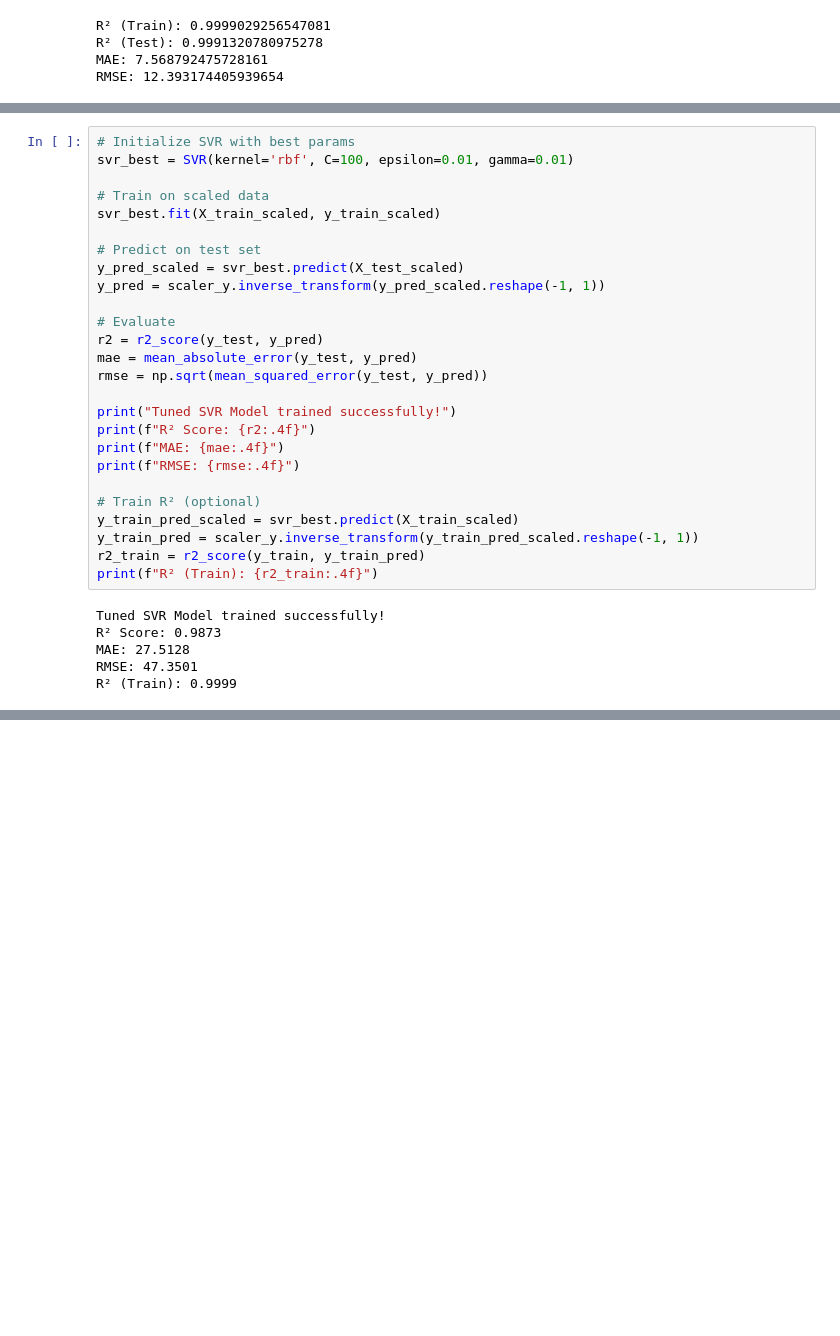
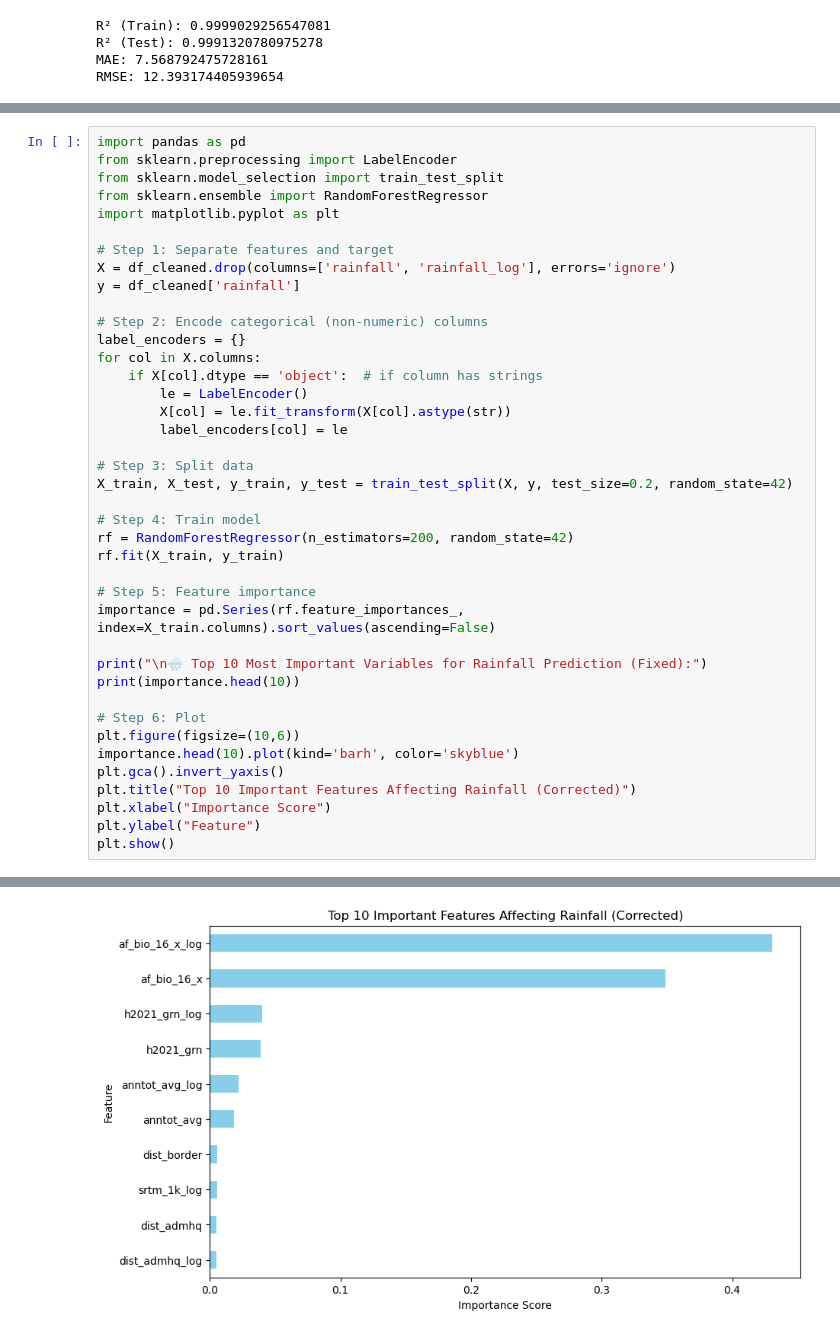
Before and after one commit to demirewu-manidefro/-rainfall-pradction-ml, a Jupyter notebook: rainfall.ipynb, the cells around one changed output, grey strips where cells are left out. Saved outputs shown, nothing was run; the diff lists cells and outputs as text; blank space fills up the shorter version.

```diff
--- a/rainfall.ipynb
+++ b/rainfall.ipynb
@@ -599,32 +573,41 @@ Best parameters: {'C': 100, 'epsilon': 0.01, 'gamma': 0.01}
-# %%
-# Initialize SVR with best params
-svr_best = SVR(kernel='rbf', C=100, epsilon=0.01, gamma=0.01)
-
-# Train on scaled data
-svr_best.fit(X_train_scaled, y_train_scaled)
-
-# Predict on test set
-y_pred_scaled = svr_best.predict(X_test_scaled)
-y_pred = scaler_y.inverse_transform(y_pred_scaled.reshape(-1, 1))
-
-# Evaluate
-r2 = r2_score(y_test, y_pred)
-mae = mean_absolute_error(y_test, y_pred)
-rmse = np.sqrt(mean_squared_error(y_test, y_pred))
-
-print("Tuned SVR Model trained successfully!")
-print(f"R² Score: {r2:.4f}")
-print(f"MAE: {mae:.4f}")
-print(f"RMSE: {rmse:.4f}")
-
-# Train R² (optional)
-y_train_pred_scaled = svr_best.predict(X_train_scaled)
-y_train_pred = scaler_y.inverse_transform(y_train_pred_scaled.reshape(-1, 1))
-r2_train = r2_score(y_train, y_train_pred)
-print(f"R² (Train): {r2_train:.4f}")
-# %% [output]
-Tuned SVR Model trained successfully!
-R² Score: 0.9873
-MAE: 27.5128
-RMSE: 47.3501
-R² (Train): 0.9999
+# %%
+import pandas as pd
+from sklearn.preprocessing import LabelEncoder
+from sklearn.model_selection import train_test_split
+from sklearn.ensemble import RandomForestRegressor
+import matplotlib.pyplot as plt
+
+# Step 1: Separate features and target
+X = df_cleaned.drop(columns=['rainfall', 'rainfall_log'], errors='ignore')
+y = df_cleaned['rainfall']
+
+# Step 2: Encode categorical (non-numeric) columns
+label_encoders = {}
+for col in X.columns:
+    if X[col].dtype == 'object':  # if column has strings
+        le = LabelEncoder()
+        X[col] = le.fit_transform(X[col].astype(str))
+        label_encoders[col] = le
+
+# Step 3: Split data
+X_train, X_test, y_train, y_test = train_test_split(X, y, test_size=0.2, random_state=42)
+
+# Step 4: Train model
+rf = RandomForestRegressor(n_estimators=200, random_state=42)
+rf.fit(X_train, y_train)
+
+# Step 5: Feature importance
+importance = pd.Series(rf.feature_importances_, index=X_train.columns).sort_values(ascending=False)
+
+print("\n🌧️ Top 10 Most Important Variables for Rainfall Prediction (Fixed):")
+print(importance.head(10))
+
+# Step 6: Plot
+plt.figure(figsize=(10,6))
+importance.head(10).plot(kind='barh', color='skyblue')
+plt.gca().invert_yaxis()
+plt.title("Top 10 Important Features Affecting Rainfall (Corrected)")
+plt.xlabel("Importance Score")
+plt.ylabel("Feature")
+plt.show()
+# %% [output]
@@ -631,3 +626,4 @@ R² (Train): 0.9999
+[figure, added]
 # %%
 from sklearn.tree import DecisionTreeRegressor
 from sklearn.metrics import r2_score, mean_absolute_error, mean_squared_error
```
Also changed, not shown: parts of 10 cells of this notebook.
